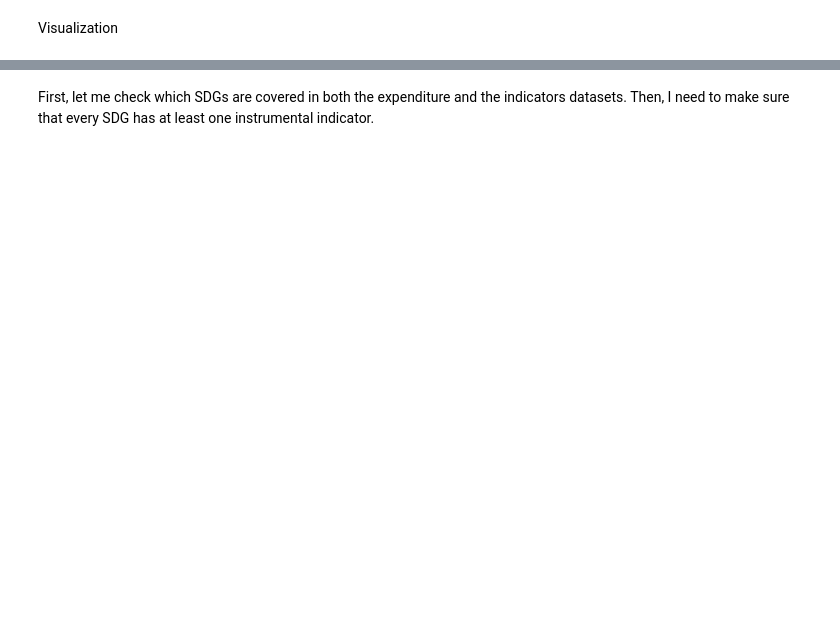
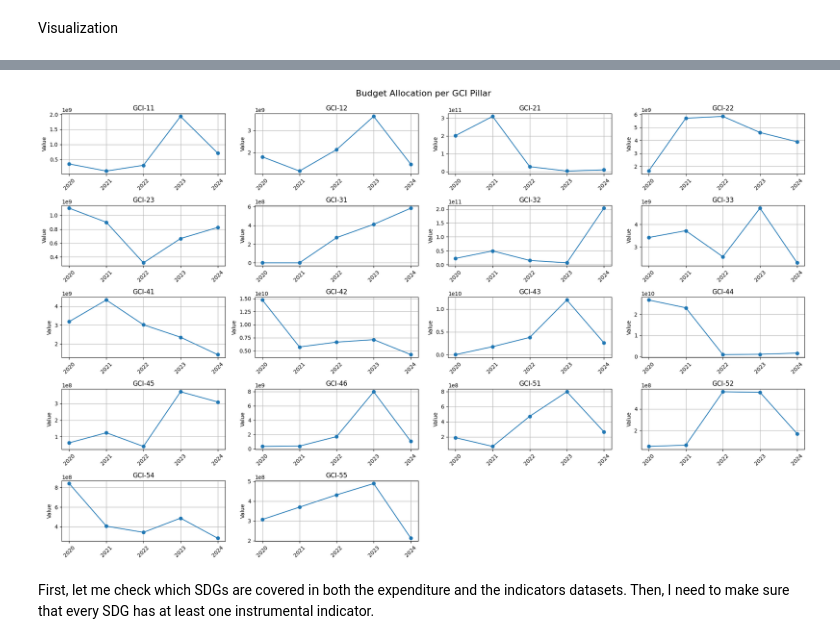
Before and after one commit to agi2019/ppi-gci, a Jupyter notebook: tutorials/01c - data preparation (expenditure).ipynb, the cells around one changed output, grey strips where cells are left out. Drawn from its saved outputs; the diff is of its cells as text; code cells hidden in the pictures; blank space fills up the shorter version.

```diff
--- a/tutorials/01c - data preparation (expenditure).ipynb
+++ b/tutorials/01c - data preparation (expenditure).ipynb
@@ -134,3 +134,24 @@ plt.show()
+# %%
+years = ['2020', '2021', '2022', '2023', '2024']
+max_rows = min(len(data_exp), 20)  # show up to 20 SDGs
+
+# --- 3. Plot ---
+plt.figure(figsize=(20, 12))  # Adjust size for readability
+
+for i in range(max_rows):
+    plt.subplot(5, 4, i + 1)  # 5 rows × 4 cols = 20 plots
+    row = data_exp.iloc[i]
+    plt.plot(years, row[years].values, marker='o')
+    plt.title(f'GCI-{int(row["sdg"])}')
+    plt.xticks(rotation=45)
+    plt.ylabel('Value')
+    plt.grid(True)
+
+plt.tight_layout()
+plt.suptitle('Budget Allocation per GCI Pillar', fontsize=16, y=1.02)
+plt.show()
+# %% [output]
+[figure, added]
 # %% [markdown]
 First, let me check which SDGs are covered in both the expenditure and the indicators datasets. Then, I need to make sure that every SDG has at least one instrumental indicator.
 # %%
```
Also changed, not shown: parts of 6 cells of this notebook.
